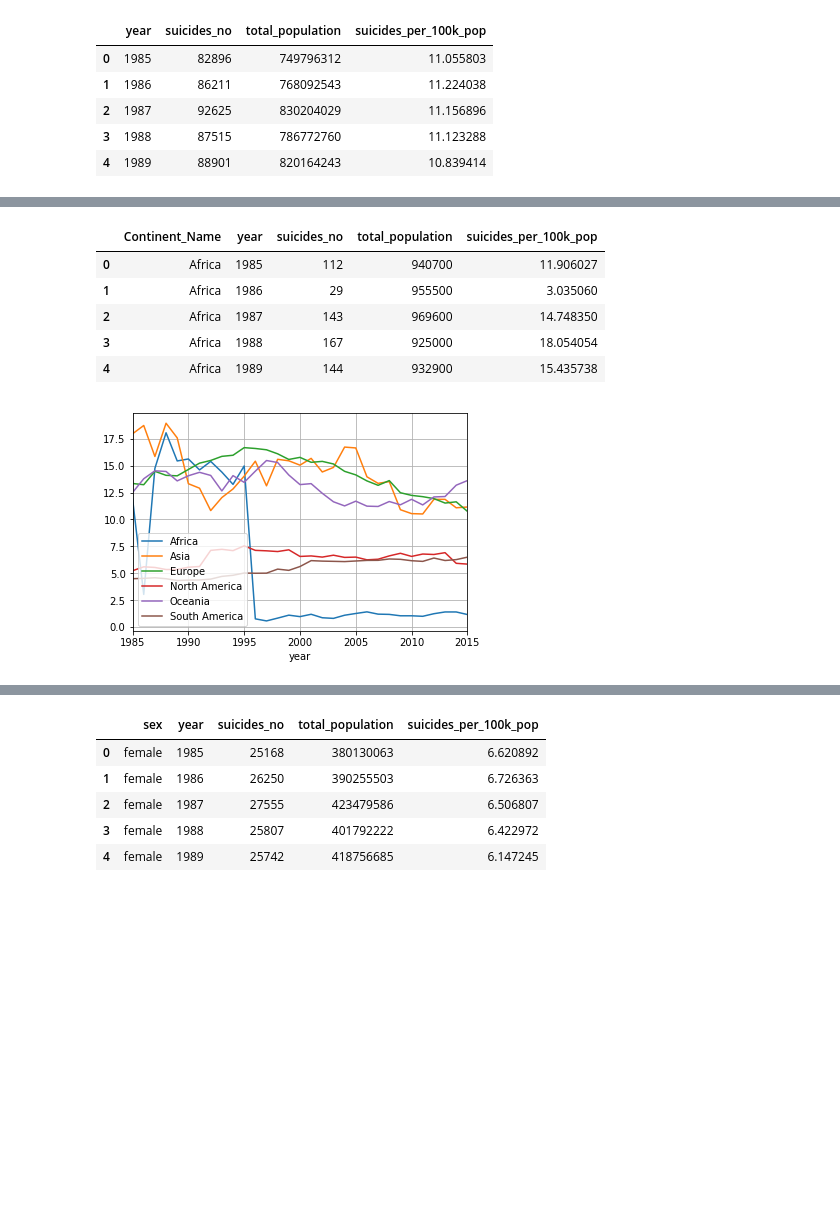
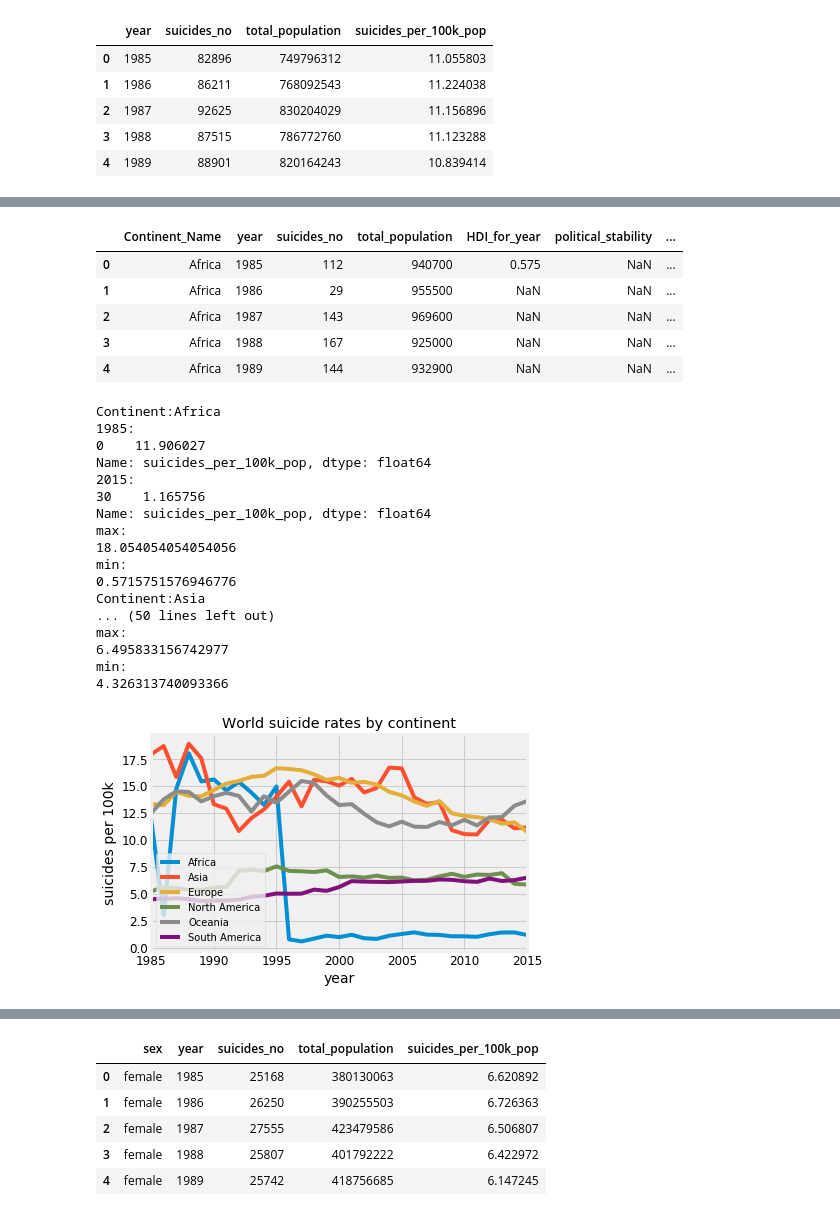
Before and after one commit to MiguelArieiro/WorldSuicideRatesAnalysis, a Jupyter notebook: sgd3.ipynb, the cells around one changed output, grey strips where cells are left out. Cells and saved outputs as stored; diff of their text form; code cells hidden in the pictures; blank space fills up the shorter version.

```diff
--- a/sgd3.ipynb
+++ b/sgd3.ipynb
@@ -3,6 +3,15 @@ import numpy as np
 import pandas as pd
 import matplotlib.pyplot as plt
 import seaborn as sns
+
+plt.style.use('fivethirtyeight')
+plt.rcParams['axes.labelsize'] = 14
+plt.rcParams['xtick.labelsize'] = 12
+plt.rcParams['ytick.labelsize'] = 12
+plt.rcParams['text.color'] = 'k'
+
+ageValues = ['5-14 years', '15-24 years', '25-34 years', '35-54 years', '55-74 years', '75+ years']
+continentValues = ['Africa','South America','North America','Oceania','Asia','Europe']
 
 #loading demographic data
 demographics = pd.read_csv('datasets\demographic.csv')
@@ -77,8 +86,9 @@ suicides.head
 # %%
 #merging suicides and demographics
 suicides = pd.merge(suicides,demographics,on=['year','country_code'])
-suicides = suicides.drop(['country_y','population_y'], axis=1)
+suicides = suicides.drop(['country_y','population_y','gnp_per_capita'], axis=1)
 suicides = suicides.rename (columns = {'country_x': 'country', 'population_x': 'population_by_age'})
+suicides = suicides.dropna(subset=['country', 'year','sex','age','suicides_no','population_by_age'])
 suicides.reset_index(drop=True)
-suicides.head()
+suicides.head
 # %% [output]
@@ -95,6 +116,10 @@ suicides = pd.merge(suicides,suicidesPerCountry[['population_by_age']],on=['coun
 suicides.drop('population_by_age_x', axis=1)
 suicides = suicides.rename(columns={'population_by_age_y':'total_population'})
 suicides = suicides.rename(columns={'population_by_age_x':'population_by_age'})
+
+suicides['gdp_for_year_USD'] = suicides['gdp_per_capita_USD']*suicides['total_population']
+
+
 suicidesPerCountry['suicides_per_100k_pop']=suicidesPerCountry['suicides_no']/suicidesPerCountry['population_by_age']*100000
 suicidesPerCountry.head()
 # %% [output]
@@ -146,29 +189,58 @@ plt.savefig("plots\world_suicide_rate.png")
 # %%
-suicidesPerYearPer100kContinents = suicides.groupby(['Continent_Name','year']).agg({'suicides_no': 'sum', 'population_by_age':'sum'})
+suicidesPerYearPer100kContinents = suicides.groupby(['Continent_Name','year']).agg({'suicides_no': 'sum', 'population_by_age':'sum','HDI_for_year':'mean', 'political_stability': 'mean','gdp_for_year_USD': 'mean', 'inflation':'mean', 'industry':'mean', 'migration':'mean', 'political_stability':'mean'})
 suicidesPerYearPer100kContinents = suicidesPerYearPer100kContinents.rename(columns = {'population_by_age': 'total_population'})
 suicidesPerYearPer100kContinents ['suicides_per_100k_pop'] = suicidesPerYearPer100kContinents['suicides_no']/suicidesPerYearPer100kContinents['total_population']*100000
+suicidesPerYearPer100kContinents ['gdp_per_capita_USD'] = suicidesPerYearPer100kContinents['gdp_for_year_USD']/suicidesPerYearPer100kContinents['total_population']*100000
 suicidesPerYearPer100kContinents = suicidesPerYearPer100kContinents.reset_index(drop=False)
 
 suicidesPerYearPer100kContinents.head()
 # %% [output]
-|  | Continent_Name | year | suicides_no | total_population | suicides_per_100k_pop |
-| 0 | Africa | 1985 | 112 | 940700 | 11.906027 |
-| 1 | Africa | 1986 | 29 | 955500 | 3.035060 |
-| 2 | Africa | 1987 | 143 | 969600 | 14.748350 |
-| 3 | Africa | 1988 | 167 | 925000 | 18.054054 |
-| 4 | Africa | 1989 | 144 | 932900 | 15.435738 |
+|  | Continent_Name | year | suicides_no | total_population | HDI_for_year | political_stability | ... |
+| 0 | Africa | 1985 | 112 | 940700 | 0.575 | NaN | ... |
+| 1 | Africa | 1986 | 29 | 955500 | NaN | NaN | ... |
+| 2 | Africa | 1987 | 143 | 969600 | NaN | NaN | ... |
+| 3 | Africa | 1988 | 167 | 925000 | NaN | NaN | ... |
+| 4 | Africa | 1989 | 144 | 932900 | NaN | NaN | ... |
 # %%
 fig, ax = plt.subplots()
 
 for key, grp in suicidesPerYearPer100kContinents.groupby(['Continent_Name']):
     ax = grp.plot(ax=ax, kind='line', x='year', y='suicides_per_100k_pop', label=key)
+    print("Continent:" + key)
+    print("1985: ")
+    print (grp[grp['year']==1985]['suicides_per_100k_pop'])
+    print("2015: ")
+    print (grp[grp['year']==2015]['suicides_per_100k_pop'])
+    print("max: ")
+    print (grp['suicides_per_100k_pop'].max())
+    print("min: ")
+    print (grp['suicides_per_100k_pop'].min())
 
+ax.set_ylabel ('suicides per 100k')
+ax.set_xlabel ('year')
+plt.title ('World suicide rates by continent')
 plt.legend(loc='best')
-plt.grid()
+
 plt.show()
-plt.title = ('World suicides rates per continent')
 
-ax.get_figure().savefig("plots\suicide_rates_per_continent.png")
+ax.get_figure().savefig("plots\suicide_rates_by_continent.png")
 # %% [output]
+Continent:Africa
+1985:
+0    11.906027
+Name: suicides_per_100k_pop, dtype: float64
+2015:
+30    1.165756
+Name: suicides_per_100k_pop, dtype: float64
+max:
+18.054054054054056
+min:
+0.5715751576946776
+Continent:Asia
+... (50 lines left out)
+max:
+6.495833156742977
+min:
+4.326313740093366
-[figure, old version]
+[figure, new version]
 # %%
```
Also changed, not shown: parts of 16 cells of this notebook, 37 other files.
